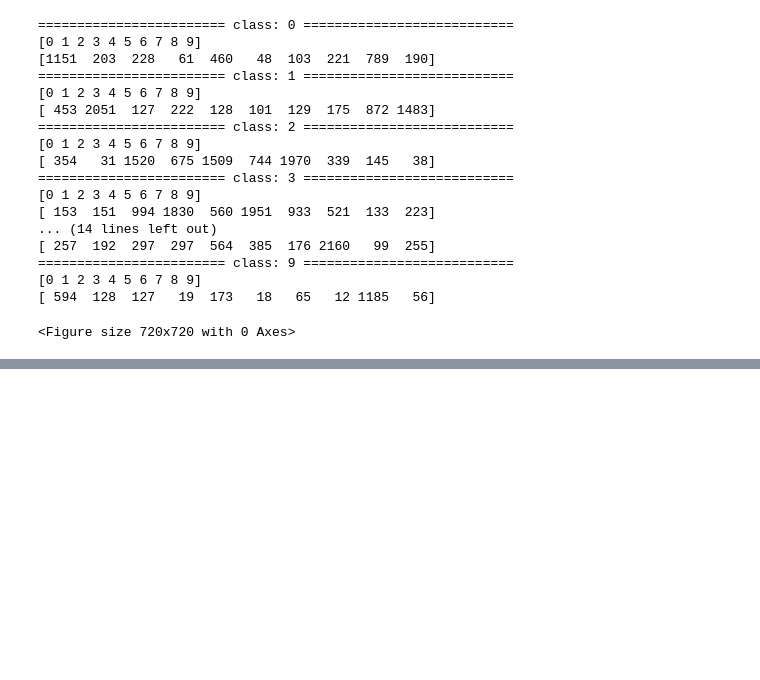
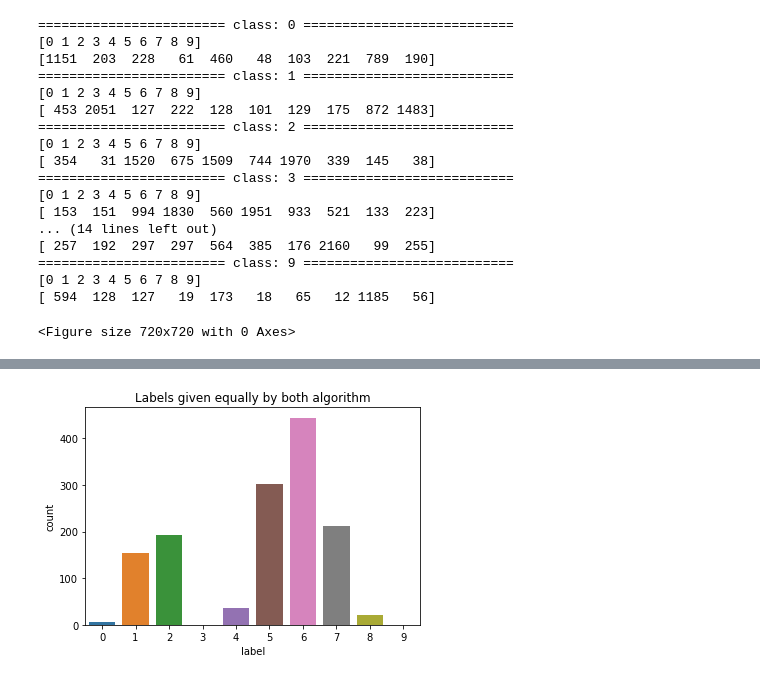
Before and after one commit to kevinlu1736/cogs118b-final-project, a Jupyter notebook: FinalProject.ipynb, the cells around one changed output, grey strips where cells are left out. Saved outputs shown, nothing was run; the diff lists cells and outputs as text; code cells hidden in the pictures; blank space fills up the shorter version.

```diff
--- a/FinalProject.ipynb
+++ b/FinalProject.ipynb
@@ -678,0 +784,16 @@ PCA with GMM Confusion Matrix
+# %%
+equ_c = equ["pca"].value_counts()
+l = []
+for i in range(0,10):
+    try:
+        l.append([i, equ_c[i]])
+    except:
+        l.append([i, 0])
+bar = pd.DataFrame(l)
+bar.rename(columns={0:"label", 1:"count"}, inplace=True)
+gfg = sns.barplot(x="label", y="count", data=bar)
+#gfg.set_ylim(0,5000)
+plt.title("Labels given equally by both algorithm")
+plt.show()
+# %% [output]
+[figure, added]
```
Also changed, not shown: parts of 25 cells of this notebook.
